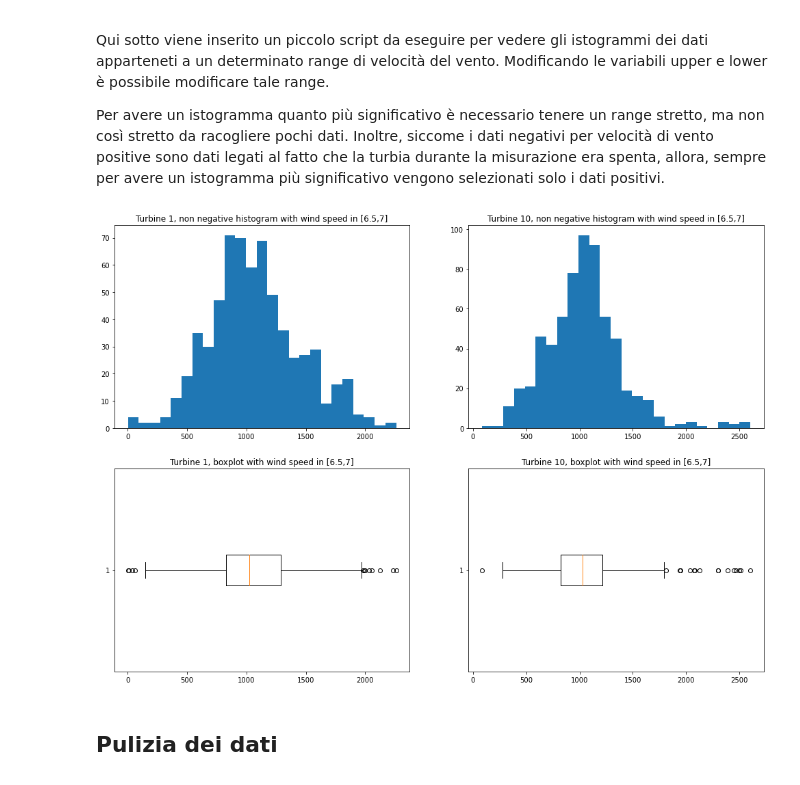
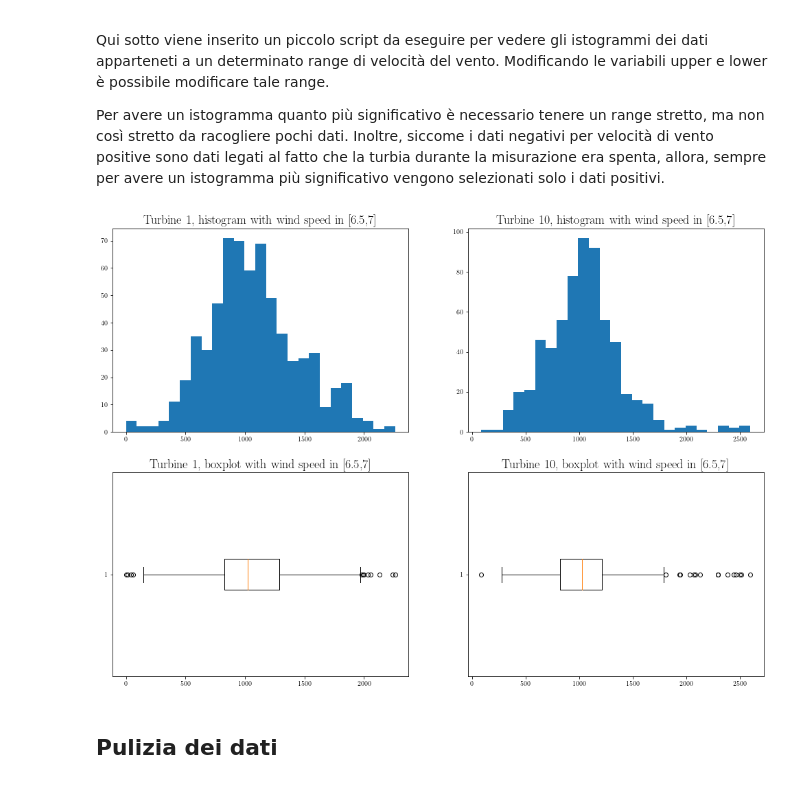
Before and after one commit to EdoardoVacchini01/WindTurbines, a Jupyter notebook: python/PuliziaDati.ipynb, the cells around one changed output. Drawn from its saved outputs; the diff is of its cells as text; code cells hidden in the pictures.

```diff
--- a/python/PuliziaDati.ipynb
+++ b/python/PuliziaDati.ipynb
@@ -28,0 +32,13 @@ turbine10 = pandas.DataFrame({'timestamp':dataset.TimeStamp, 'windspeed':dataset
+# %%
+wind1_histogram = turbine1.windspeed
+wind10_histogram = turbine10.windspeed
+
+plt.rc('text', usetex=True)
+plt.rc('font', family='serif')
+
+fig, ax = plt.subplots(nrows = 1, ncols = 2, figsize = (17,6))
+ax[0].hist(wind1_histogram, bins = int(math.sqrt(len(wind1_histogram))))
+ax[0].set_title(r"Turbine 1 wind speed distribution")
+ax[1].hist(wind10_histogram, bins = int(math.sqrt(len(wind10_histogram))))
+ax[1].set_title("Turbine 10, wind speed distribution")
+plt.show()
@@ -58,22 +78,22 @@ Per avere un istogramma quanto più significativo è necessario tenere un range
 # %%
 lower = 6.5
 upper = 7
 
 histogram1 = turbine1[((turbine1.windspeed > lower)&(turbine1.windspeed <= upper)&(turbine1.power>0))]
 histogram10 = turbine10[((turbine10.windspeed > lower)&(turbine10.windspeed <= upper)&(turbine10.power>0))]
 
 fig, ax = plt.subplots(nrows = 2, ncols = 2, figsize = (17,12))
 ax[0,0].hist(histogram1.power, bins = int(math.sqrt(len(histogram1.power))))
-ax[0,0].set_title("Turbine 1, non negative histogram with wind speed in [" + str(lower) + "," + str(upper) + "]")
+ax[0,0].set_title("Turbine 1, histogram with wind speed in [" + str(lower) + "," + str(upper) + "]", fontsize=18)
 ax[0,1].hist(histogram10.power, bins = int(math.sqrt(len(histogram10.power))))
-ax[0,1].set_title("Turbine 10, non negative histogram with wind speed in [" + str(lower) + "," + str(upper) + "]")
+ax[0,1].set_title("Turbine 10, histogram with wind speed in [" + str(lower) + "," + str(upper) + "]", fontsize=18)
 ax[1,0].boxplot(histogram1.power, vert = False, whis = 1.5)
-ax[1,0].set_title("Turbine 1, boxplot with wind speed in [" + str(lower) + "," + str(upper) + "]")
+ax[1,0].set_title("Turbine 1, boxplot with wind speed in [" + str(lower) + "," + str(upper) + "]", fontsize=18)
 ax[1,1].boxplot(histogram10.power, vert = False, whis = 1.5)
-ax[1,1].set_title("Turbine 10, boxplot with wind speed in [" + str(lower) + "," + str(upper) + "]")
+ax[1,1].set_title("Turbine 10, boxplot with wind speed in [" + str(lower) + "," + str(upper) + "]", fontsize=18)
 plt.show()
 # %% [output]
-[figure, old version]
+[figure, new version]
 # %% [markdown]
 ## Pulizia dei dati
 # %% [markdown]
```
Also changed, not shown: parts of 9 cells of this notebook, 6 other files.
